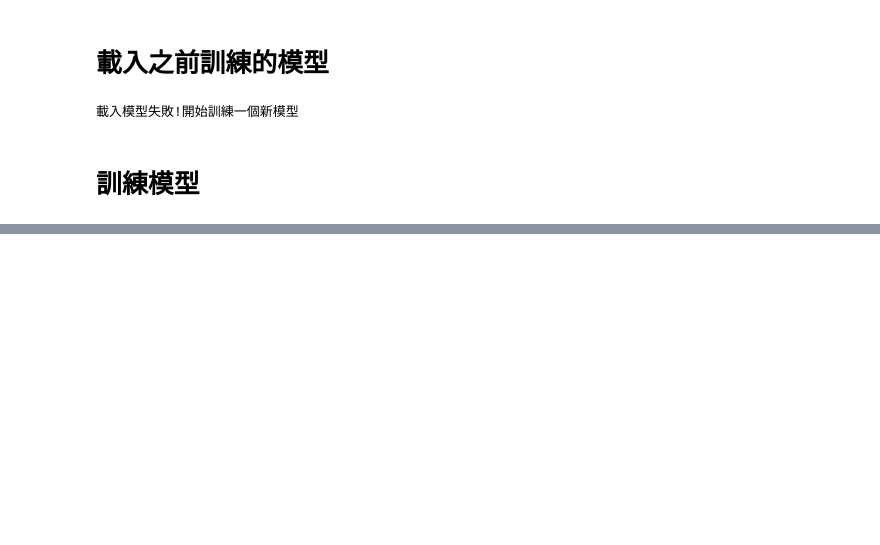
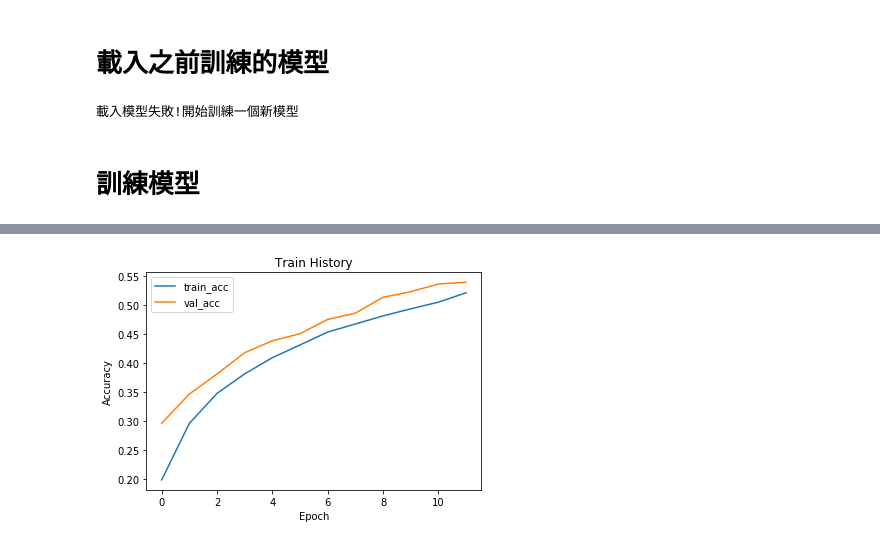
Before and after one commit to NCCUKris/4th-ML100Days, a Jupyter notebook: homework/Day71-使用損失函數_HW.ipynb, the cells around one changed output, grey strips where cells are left out. Cells and saved outputs as stored; diff of their text form; code cells hidden in the pictures; blank space fills up the shorter version.

```diff
--- a/homework/Day71-使用損失函數_HW.ipynb
+++ b/homework/Day71-使用損失函數_HW.ipynb
@@ -151,0 +163,4 @@ Epoch 12/12
+# %%
+show_train_history('acc','val_acc')
+# %% [output]
+[figure, added]
```
Also changed, not shown: parts of 14 cells of this notebook.
